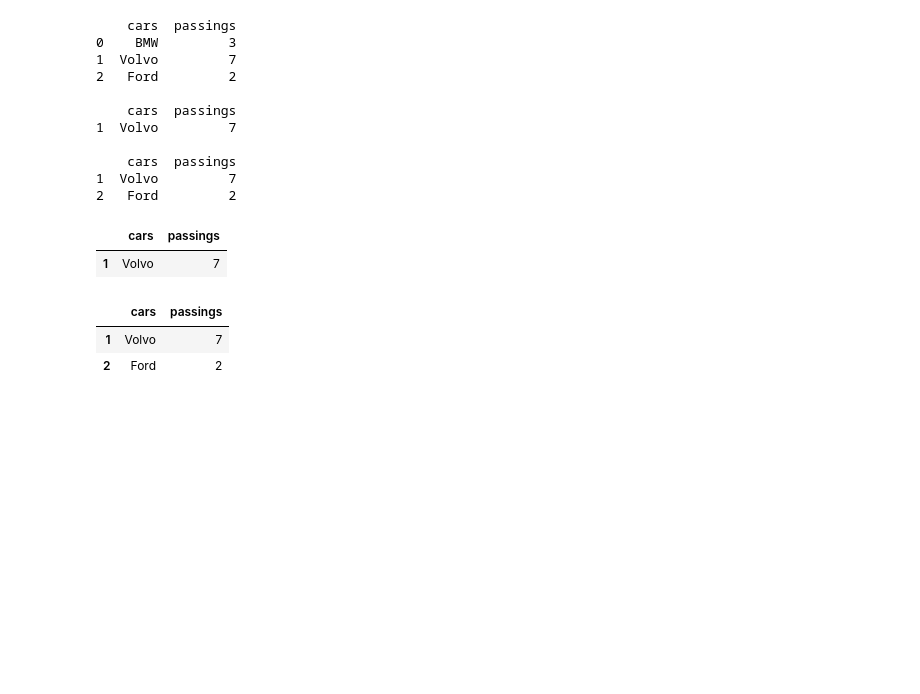
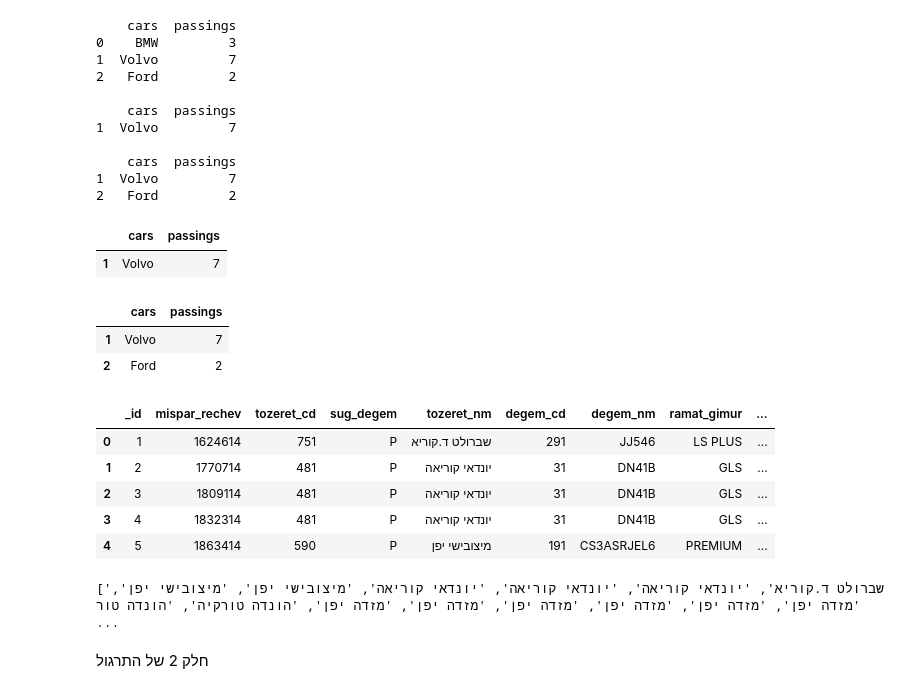
Before and after one commit to sashabel1/Cloud-tirgul, a Jupyter notebook: Cloud_practice_4.ipynb, the cells around one changed output. Cells and saved outputs as stored; diff of their text form; code cells hidden in the pictures; blank space fills up the shorter version.

```diff
--- a/Cloud_practice_4.ipynb
+++ b/Cloud_practice_4.ipynb
@@ -197,3 +197,45 @@ df[(df['passings']>5) | (df['cars']=='Ford')]
 |  | cars | passings |
 | 1 | Volvo | 7 |
 | 2 | Ford | 2 |
+# %%
+url = 'https://data.gov.il/api/3/action/datastore_search?resource_id=053cea08-09bc-40ec-8f7a-156f0677aff3'
+import requests
+import pandas as pd
+pd.set_option("display.max_columns", None)
+response = requests.get(url)
+data = response.json()
+df = pd.DataFrame(data)
+
+data_df = pd.DataFrame(data['result']['records'])
+#יציג את 5 השורות הראשונות של הנתונים
+
+data_df.head()
+# %% [output]
+|  | _id | mispar_rechev | tozeret_cd | sug_degem | tozeret_nm | degem_cd | degem_nm | ramat_gimur | ... |
+| 0 | 1 | 1624614 | 751 | P | שברולט ד.קוריא | 291 | JJ546 | LS PLUS | ... |
+| 1 | 2 | 1770714 | 481 | P | יונדאי קוריאה | 31 | DN41B | GLS | ... |
+| 2 | 3 | 1809114 | 481 | P | יונדאי קוריאה | 31 | DN41B | GLS | ... |
+| 3 | 4 | 1832314 | 481 | P | יונדאי קוריאה | 31 | DN41B | GLS | ... |
+| 4 | 5 | 1863414 | 590 | P | מיצובישי יפן | 191 | CS3ASRJEL6 | PREMIUM | ... |
+# %%
+url = 'https://data.gov.il/api/3/action/datastore_search?resource_id=053cea08-09bc-40ec-8f7a-156f0677aff3'
+Tozeret = "" # @param [""]
+Kinuy_Mishari = "" # @param [""]
+
+import requests
+import pandas as pd
+pd.set_option("display.max_columns", None)
+response = requests.get(url)
+data = response.json()
+df = pd.DataFrame(data)
+
+
+# Create a DataFrame from the 'records' in the JSON response
+data_df = pd.DataFrame(data['result']['records'])
+
+# Set Tozeret with the 'tozeret_nm' column values
+print (data_df['tozeret_nm'].tolist())
+# %% [output]
+['שברולט ד.קוריא', 'יונדאי קוריאה', 'יונדאי קוריאה', 'יונדאי קוריאה', 'מיצובישי יפן', 'מיצובישי יפן', 'מזדה יפן', 'מזדה יפן', 'מזדה יפן', 'מזדה יפן', 'מזדה יפן', 'מזדה יפן', 'הונדה טורקיה', 'הונדה טור ...
+# %% [markdown]
+חלק 2 של התרגול
```
Also changed, not shown: parts of 5 cells of this notebook.
